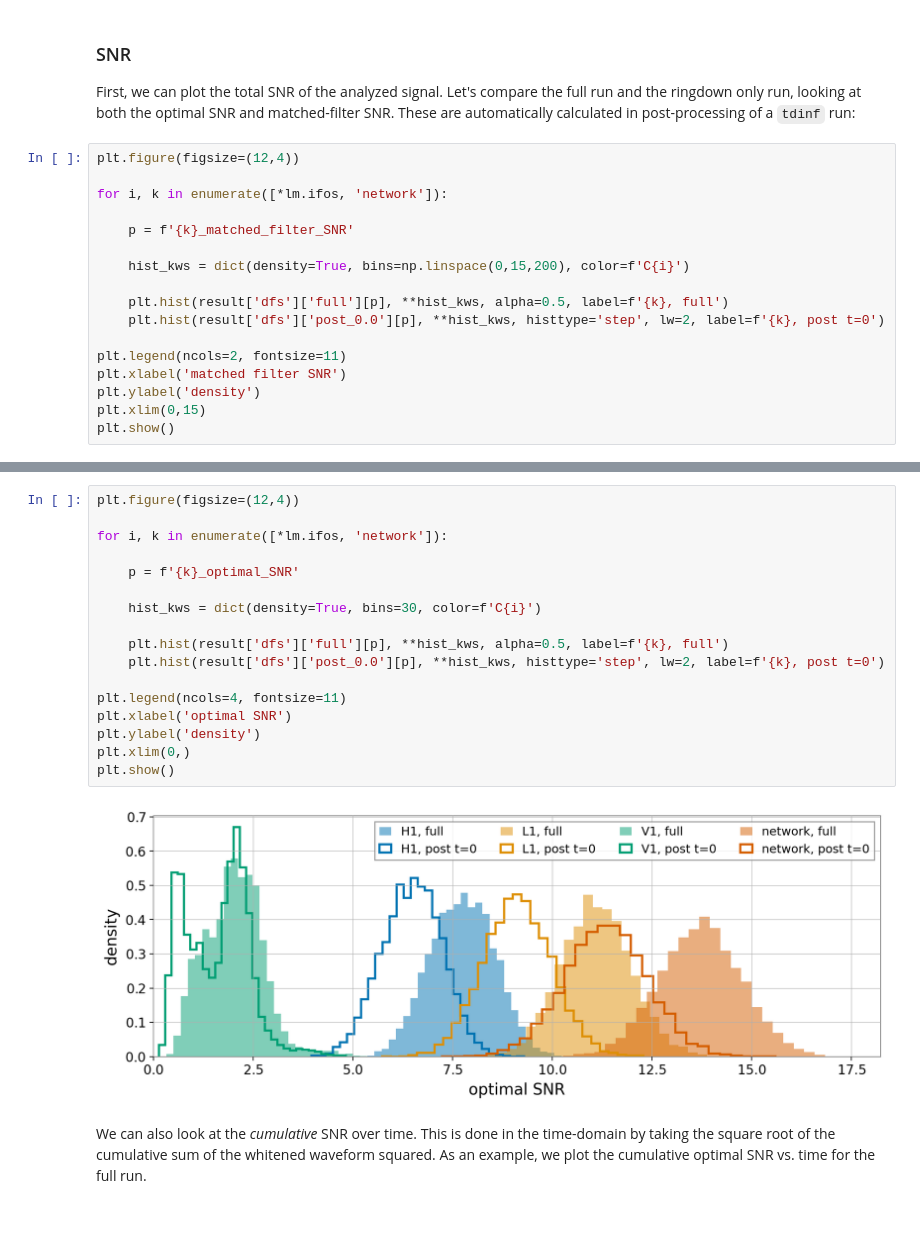
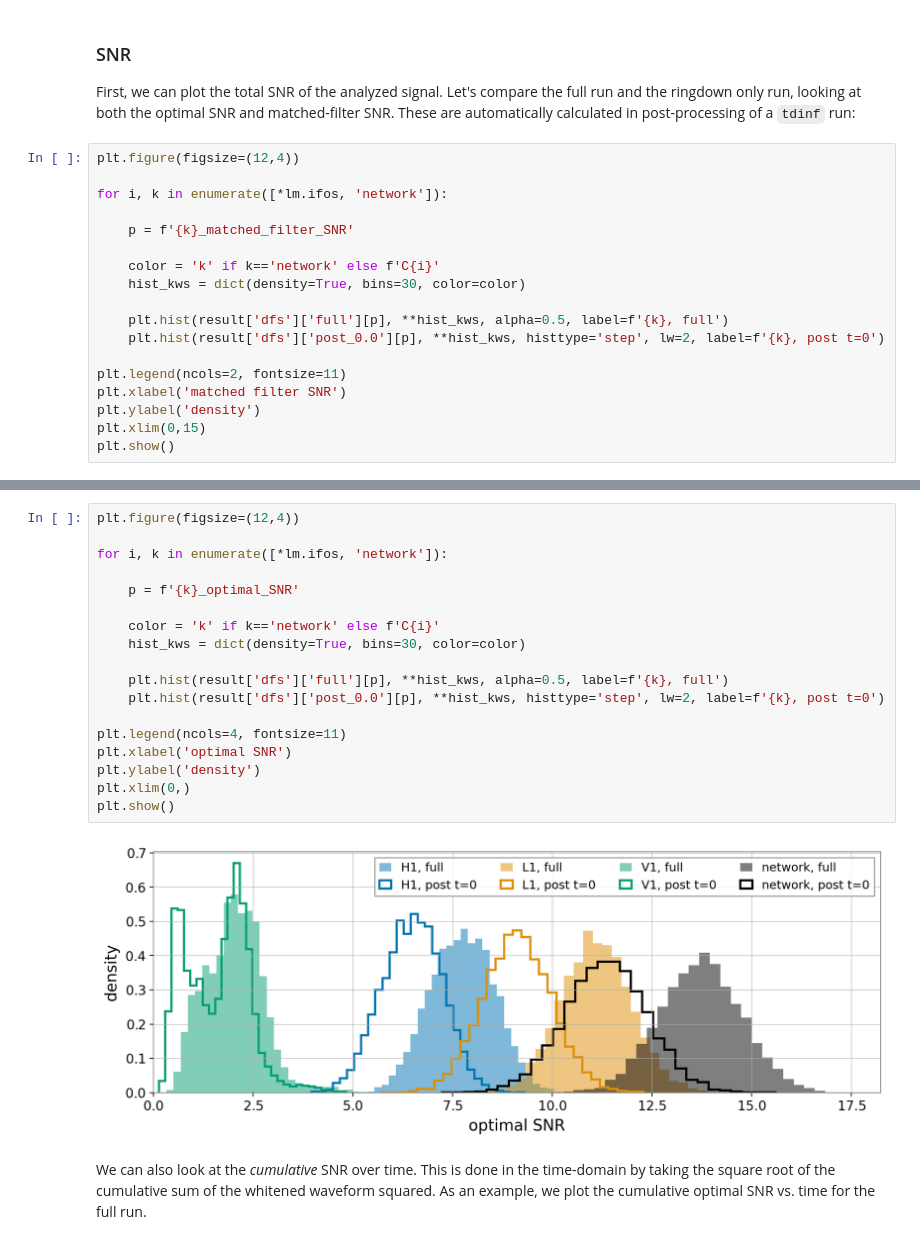
Before and after one commit to simonajmiller/tdinf, a Jupyter notebook: examples/GW190521/GW190521_plot_results.ipynb, the cells around one changed output, grey strips where cells are left out. Drawn from its saved outputs; the diff is of its cells as text.

```diff
--- a/examples/GW190521/GW190521_plot_results.ipynb
+++ b/examples/GW190521/GW190521_plot_results.ipynb
@@ -214,7 +214,8 @@ for i, k in enumerate([*lm.ifos, 'network']):
 
     p = f'{k}_matched_filter_SNR'
 
-    hist_kws = dict(density=True, bins=np.linspace(0,15,200), color=f'C{i}')
+    color = 'k' if k=='network' else f'C{i}'
+    hist_kws = dict(density=True, bins=30, color=color)
 
     plt.hist(result['dfs']['full'][p], **hist_kws, alpha=0.5, label=f'{k}, full')
     plt.hist(result['dfs']['post_0.0'][p], **hist_kws, histtype='step', lw=2, label=f'{k}, post t=0')
@@ -229,22 +230,23 @@ plt.show()
 # %%
 plt.figure(figsize=(12,4))
 
 for i, k in enumerate([*lm.ifos, 'network']):
 
     p = f'{k}_optimal_SNR'
 
-    hist_kws = dict(density=True, bins=30, color=f'C{i}')
+    color = 'k' if k=='network' else f'C{i}'
+    hist_kws = dict(density=True, bins=30, color=color)
 
     plt.hist(result['dfs']['full'][p], **hist_kws, alpha=0.5, label=f'{k}, full')
     plt.hist(result['dfs']['post_0.0'][p], **hist_kws, histtype='step', lw=2, label=f'{k}, post t=0')
 
 plt.legend(ncols=4, fontsize=11)
 plt.xlabel('optimal SNR')
 plt.ylabel('density')
 plt.xlim(0,)
 plt.show()
 # %% [output]
-[figure, old version]
+[figure, new version]
 # %% [markdown]
 We can also look at the *cumulative* SNR over time. This is done in the time-domain by taking the square root of the cumulative sum of the whitened waveform squared. As an example, we plot the cumulative optimal SNR vs. time for the full run.
 # %%
```
Also changed, not shown: parts of 2 cells of this notebook, 2 other files.
